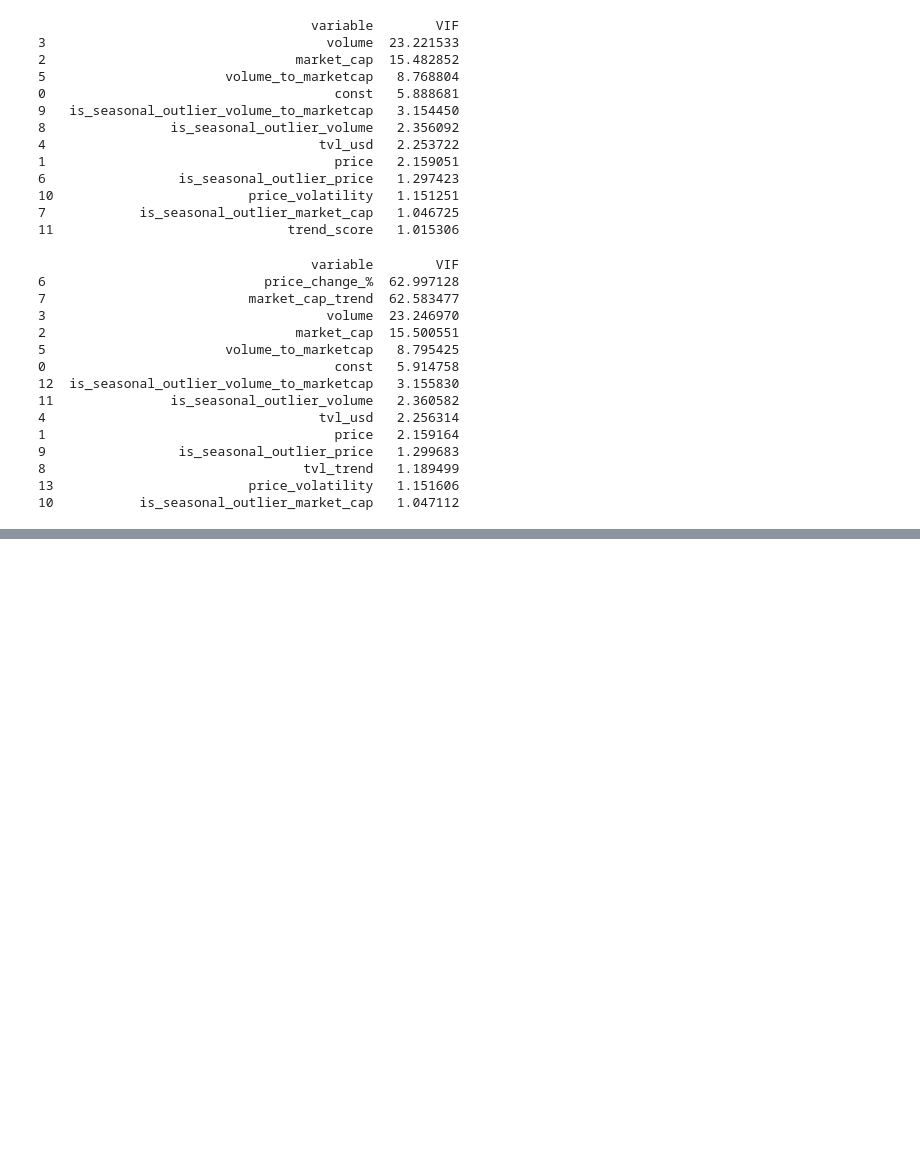
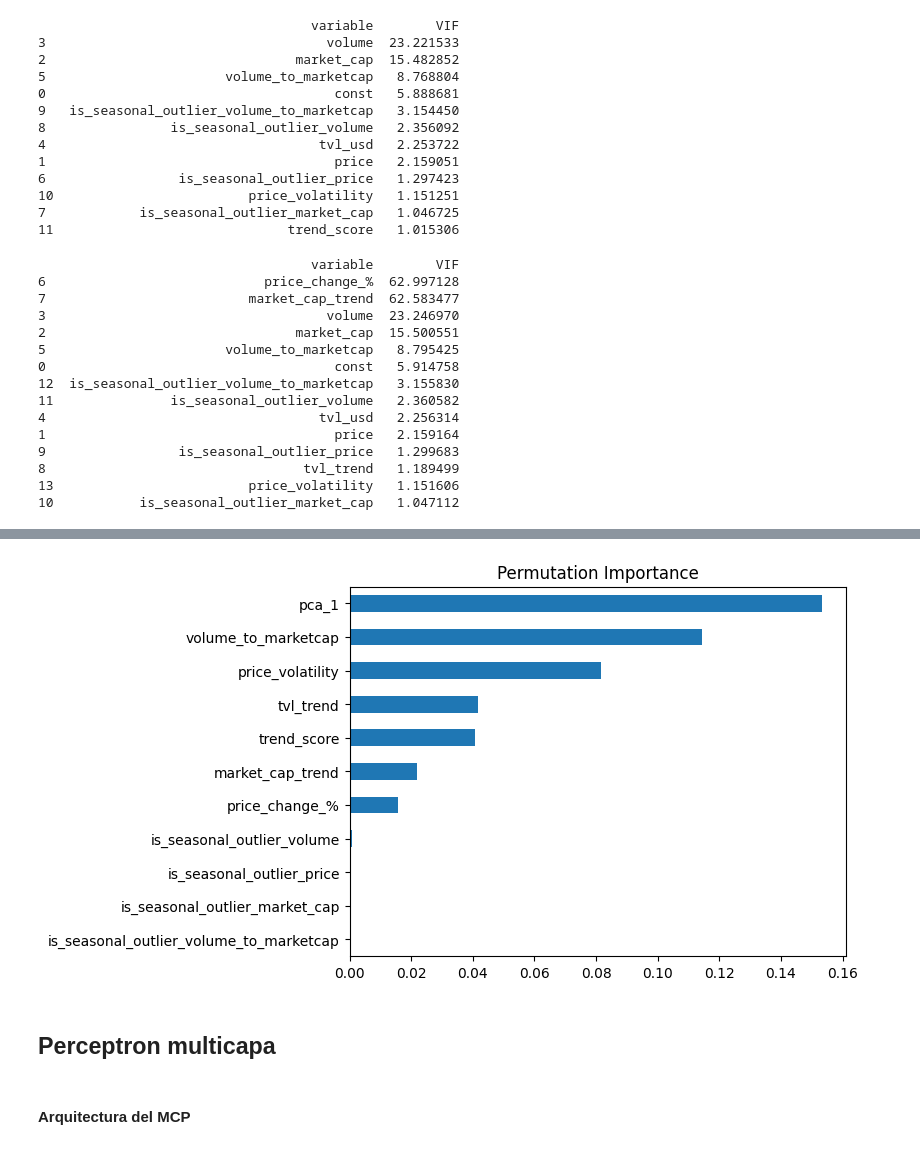
Before and after one commit to Turppie/TP-Machine-Learning, a Jupyter notebook: code/re-rework-preprocesamiento.ipynb, the cells around one changed output, grey strips where cells are left out. Cells and saved outputs as stored; diff of their text form; code cells hidden in the pictures; blank space fills up the shorter version.

```diff
--- a/code/re-rework-preprocesamiento.ipynb
+++ b/code/re-rework-preprocesamiento.ipynb
@@ -488,0 +750,6 @@ print(vif_smooth_df)
+# %%
+from sklearn.inspection import permutation_importance
+
+result = permutation_importance(clf, X, y, n_repeats=5, random_state=42)
+perm_imp = pd.Series(result.importances_mean, index=X.columns).sort_values(ascending=False)
+print(perm_imp)
@@ -488,0 +769,9 @@ print(vif_smooth_df)
+# %%
+perm_imp.head(15).plot(kind="barh")
+plt.gca().invert_yaxis()
+plt.title("Permutation Importance")
+plt.show()
+# %% [output]
+[figure, added]
+# %% [markdown]
+## Perceptron multicapa
@@ -488,0 +789,2 @@ print(vif_smooth_df)
+# %% [markdown]
+#### Arquitectura del MCP
```
Also changed, not shown: parts of 27 cells of this notebook, 2 other files.
